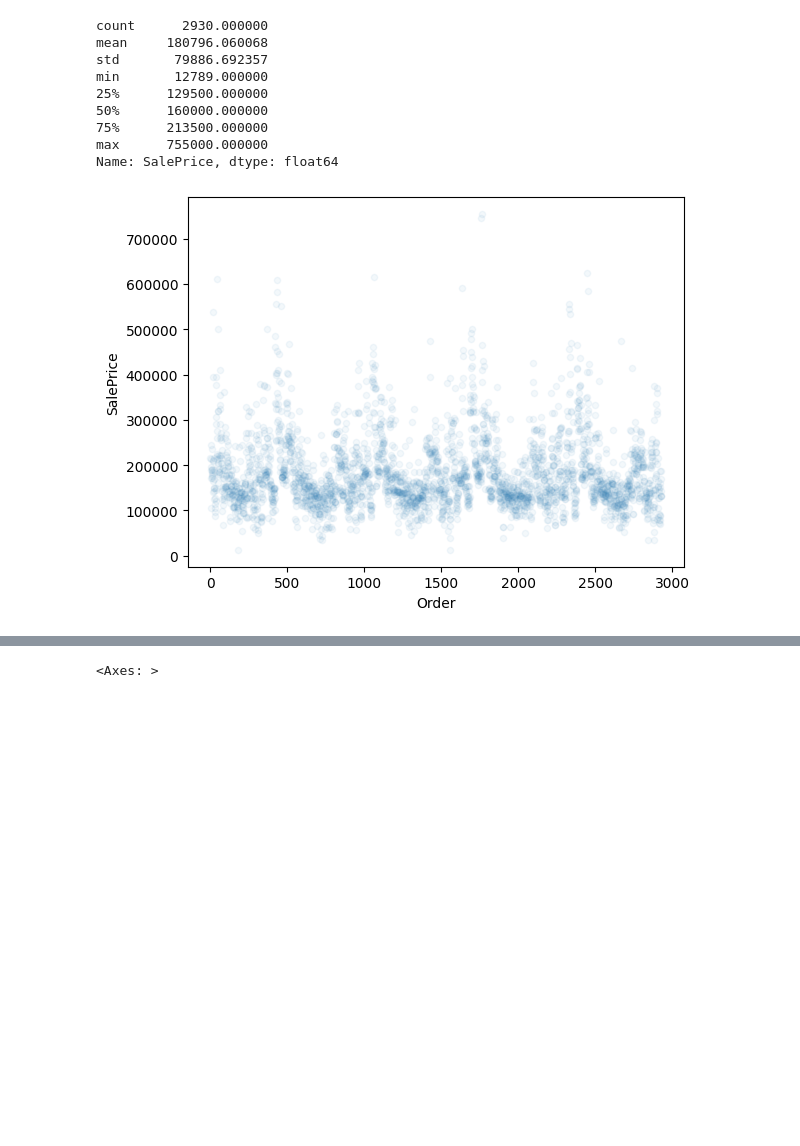
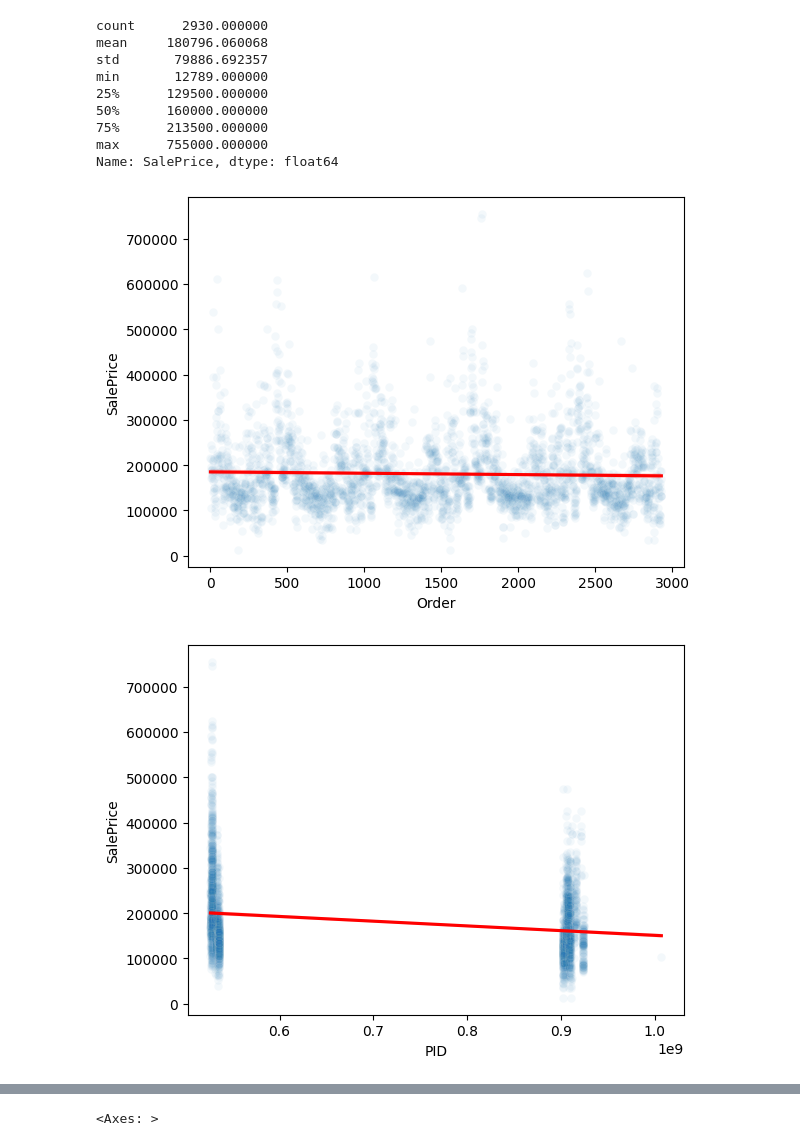
Before and after one commit to mmhverheijden/jads-discover-projects, a Jupyter notebook: ames-housing/exploratory_analysis.ipynb, the cells around one changed output, grey strips where cells are left out. Drawn from its saved outputs; the diff is of its cells as text; code cells hidden in the pictures; blank space fills up the shorter version.

```diff
--- a/ames-housing/exploratory_analysis.ipynb
+++ b/ames-housing/exploratory_analysis.ipynb
@@ -237,9 +264,15 @@ min       12789.000000
 75%      213500.000000
 max      755000.000000
 Name: SalePrice, dtype: float64
-# %%
-for col in numeric_df.columns:
-    numeric_df.plot.scatter(x=col, y="SalePrice", alpha=0.05)
-    break  # to prevent 20 figures from opening in notebook
-# %% [output]
-[figure, removed]
+# %%
+amount = 4  # to prevent 20 figures from opening in notebook
+num_cols = [c for c in numeric_df.columns]
+for col in num_cols[:amount]:
+    # use seaborn in order to add a trendline to the plot
+    plt.figure()
+    sns.scatterplot(x=numeric_df[col], y=numeric_df[Y], alpha=0.05)
+    sns.regplot(x=numeric_df[col], y=numeric_df[Y], scatter=False, color='red')
+    plt.show()
+# %% [output]
+[figure, added]
+[figure, added]
```
Also changed, not shown: parts of 13 cells of this notebook, 1 other file.
